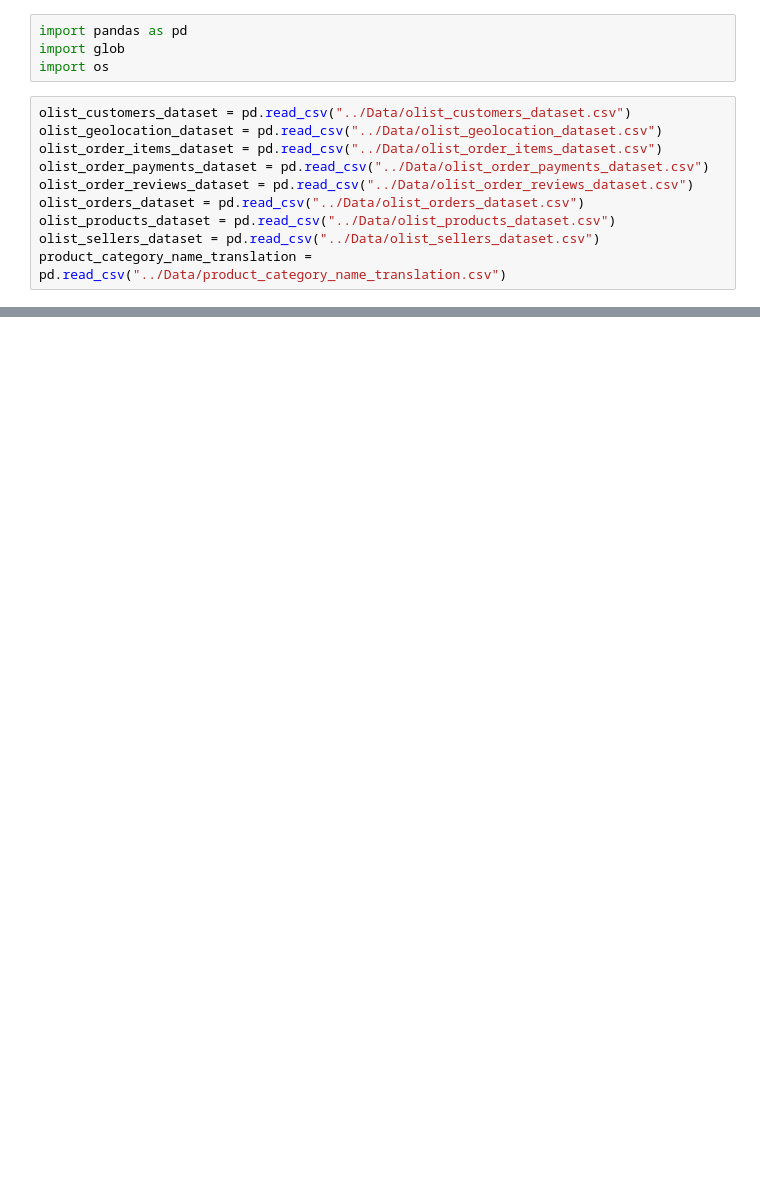
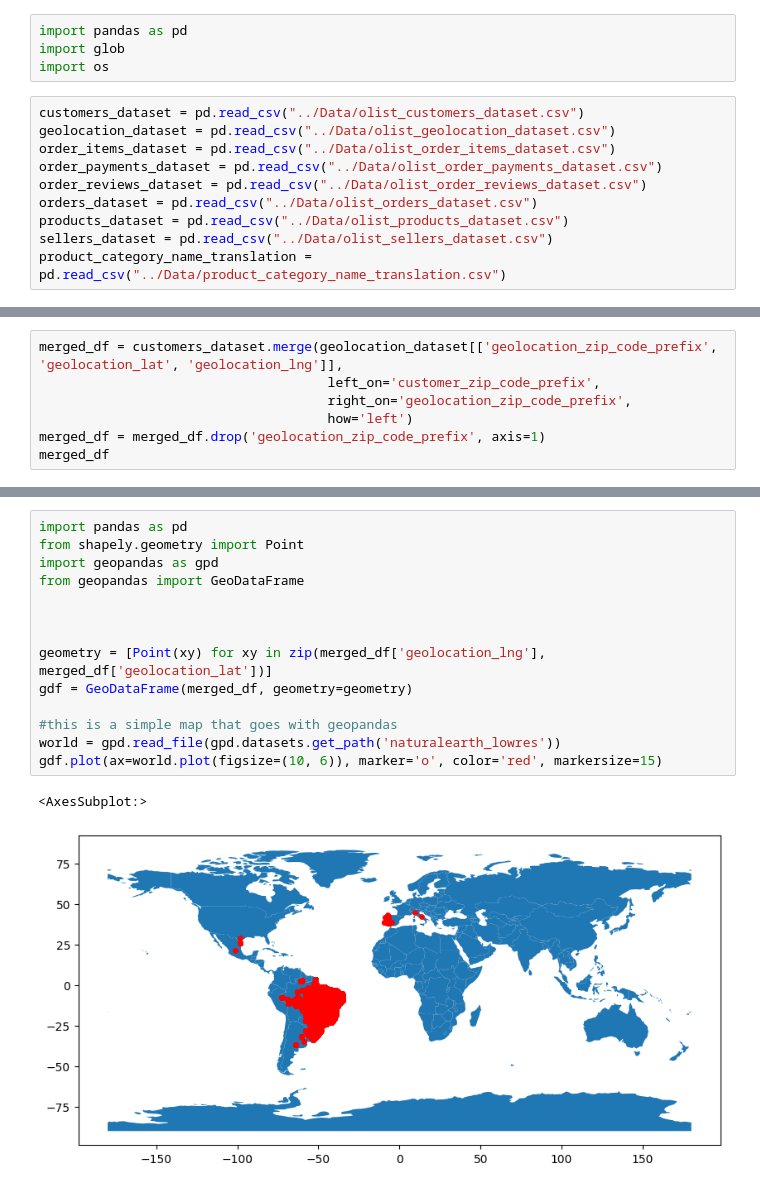
Before and after one commit to haelbrek/Olist, a Jupyter notebook: Anlayse_Emad/Analyse_Emad.ipynb, the cells around one changed output, grey strips where cells are left out. Cells and saved outputs as stored; diff of their text form; blank space fills up the shorter version.

Commit message:
add map plot

```diff
--- a/Anlayse_Emad/Analyse_Emad.ipynb
+++ b/Anlayse_Emad/Analyse_Emad.ipynb
@@ -7,12 +7,12 @@ import pandas as pd
 import glob
 import os
 # %%
-olist_customers_dataset = pd.read_csv("../Data/olist_customers_dataset.csv")
-olist_geolocation_dataset = pd.read_csv("../Data/olist_geolocation_dataset.csv")
-olist_order_items_dataset = pd.read_csv("../Data/olist_order_items_dataset.csv")
-olist_order_payments_dataset = pd.read_csv("../Data/olist_order_payments_dataset.csv")
-olist_order_reviews_dataset = pd.read_csv("../Data/olist_order_reviews_dataset.csv")
-olist_orders_dataset = pd.read_csv("../Data/olist_orders_dataset.csv")
-olist_products_dataset = pd.read_csv("../Data/olist_products_dataset.csv")
-olist_sellers_dataset = pd.read_csv("../Data/olist_sellers_dataset.csv")
+customers_dataset = pd.read_csv("../Data/olist_customers_dataset.csv")
+geolocation_dataset = pd.read_csv("../Data/olist_geolocation_dataset.csv")
+order_items_dataset = pd.read_csv("../Data/olist_order_items_dataset.csv")
+order_payments_dataset = pd.read_csv("../Data/olist_order_payments_dataset.csv")
+order_reviews_dataset = pd.read_csv("../Data/olist_order_reviews_dataset.csv")
+orders_dataset = pd.read_csv("../Data/olist_orders_dataset.csv")
+products_dataset = pd.read_csv("../Data/olist_products_dataset.csv")
+sellers_dataset = pd.read_csv("../Data/olist_sellers_dataset.csv")
 product_category_name_translation = pd.read_csv("../Data/product_category_name_translation.csv")
@@ -18,0 +77,7 @@ product_category_name_translation = pd.read_csv("../Data/product_category_name_t
+# %%
+merged_df = customers_dataset.merge(geolocation_dataset[['geolocation_zip_code_prefix', 'geolocation_lat', 'geolocation_lng']],
+                                     left_on='customer_zip_code_prefix',
+                                     right_on='geolocation_zip_code_prefix',
+                                     how='left')
+merged_df = merged_df.drop('geolocation_zip_code_prefix', axis=1)
+merged_df
@@ -18,0 +98,17 @@ product_category_name_translation = pd.read_csv("../Data/product_category_name_t
+# %%
+import pandas as pd
+from shapely.geometry import Point
+import geopandas as gpd
+from geopandas import GeoDataFrame
+
+
+
+geometry = [Point(xy) for xy in zip(merged_df['geolocation_lng'], merged_df['geolocation_lat'])]
+gdf = GeoDataFrame(merged_df, geometry=geometry)
+
+#this is a simple map that goes with geopandas
+world = gpd.read_file(gpd.datasets.get_path('naturalearth_lowres'))
+gdf.plot(ax=world.plot(figsize=(10, 6)), marker='o', color='red', markersize=15)
+# %% [output]
+<AxesSubplot:>
+[figure, added]
```
Also changed, not shown: parts of 11 cells of this notebook, 1 other file.
